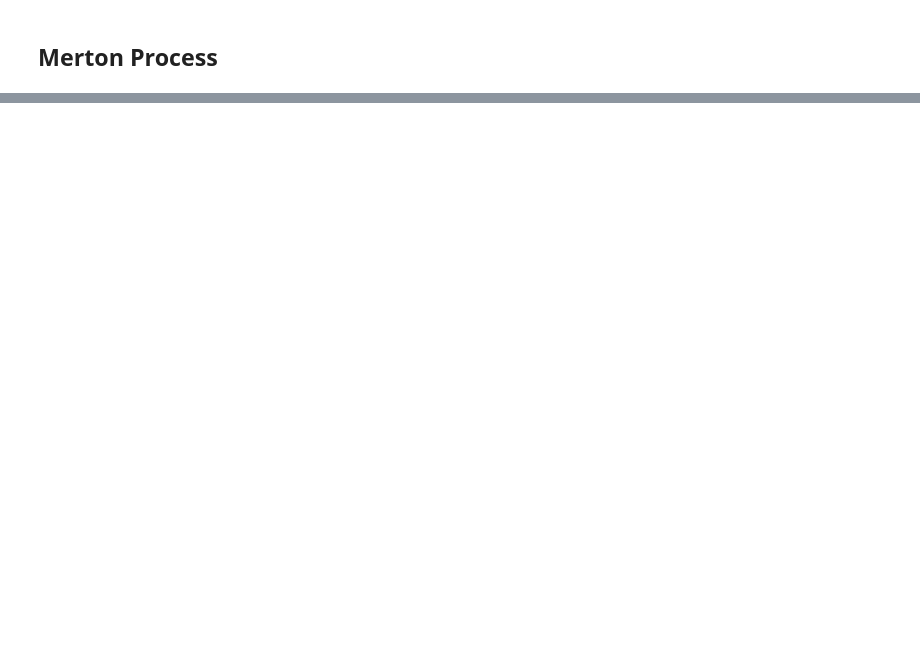
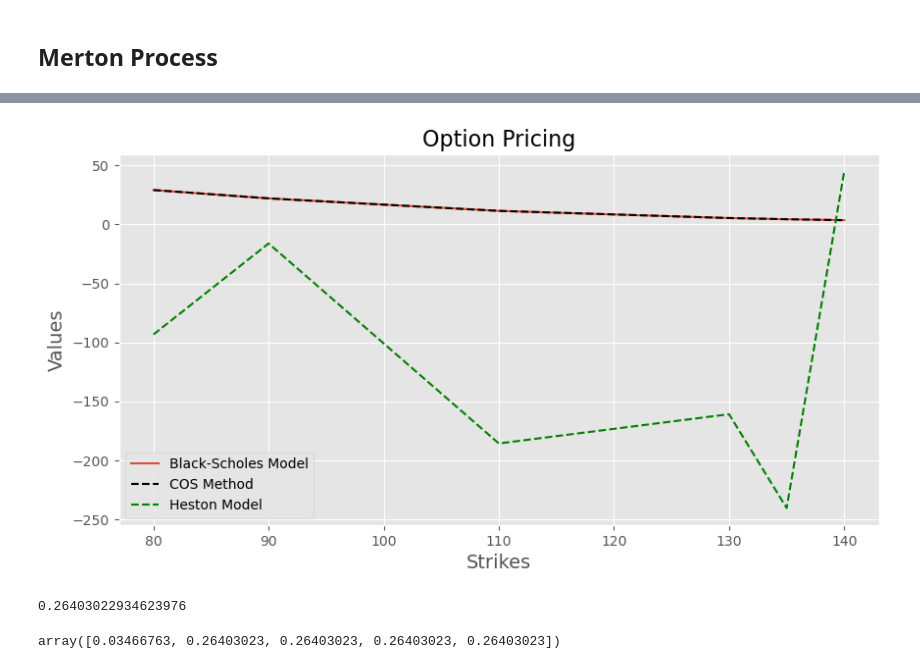
Before and after one commit to kirillzx/Generalized-Bates-model-draft, a Jupyter notebook: Main Modeling.ipynb, the cells around one changed output, grey strips where cells are left out. Cells and saved outputs as stored; diff of their text form; code cells hidden in the pictures; blank space fills up the shorter version.

```diff
--- a/Main Modeling.ipynb
+++ b/Main Modeling.ipynb
@@ -227,4 +215,0 @@ black_scholes(s0, r, sigma, strike, 'call', T, 2)
-# %%
-bs_options = []
-for i in range(T):
-    bs_options.append(black_scholes(gbm[1][i], r, sigma, strikes[i], 'call', T, i))
@@ -241,0 +339,37 @@ plt.show()
+# %%
+def ChFHestonModel(r,tau,kappa,gamma,vbar,v0,rho):
+    i = complex(0.0, 1.0)
+    D1 = lambda u: np.sqrt(np.power(kappa-gamma*rho*i*u,2)+(u*u+i*u)*gamma*gamma)
+    g  = lambda u: (kappa-gamma*rho*i*u-D1(u))/(kappa-gamma*rho*i*u+D1(u))
+    C  = lambda u: (1.0-np.exp(-D1(u)*tau))/(gamma*gamma*(1.0-g(u)*np.exp(-D1(u)*tau)))\
+        *(kappa-gamma*rho*i*u-D1(u))
+    # Note that we exclude the term -r*tau, as the discounting is performed in the COS method
+    A  = lambda u: r * i*u *tau + kappa*vbar*tau/gamma/gamma *(kappa-gamma*rho*i*u-D1(u))\
+        - 2*kappa*vbar/gamma/gamma*np.log((1.0-g(u)*np.exp(-D1(u)*tau))/(1.0-g(u)))
+    # Characteristic function for the Heston's model
+    cf = lambda u: np.exp(A(u) + C(u)*v0)
+    return cf
+# %%
+xip = 1
+kappa = 0.5
+gamma = 1
+vbar = 0.04
+v0 = 0
+rho = -0.9
+
+cf = ChFHestonModel(r, tau, kappa, gamma, vbar, v0, rho)
+
+option_price_heston = CallPutOptionPriceCOS(cf, CP, s0, r, tau, K, N, L)
+# %%
+plt.subplots(figsize=(10, 5), dpi=100)
+plt.plot(K, bs_options, label='Black-Scholes Model')
+plt.plot(K, option_price_cos.T[0], '--', color='black', label='COS Method')
+plt.plot(K, option_price_heston.T[0], '--', color='green', label='Heston Model')
+
+plt.title('Option Pricing', fontsize=16)
+plt.xlabel('Strikes', fontsize=14)
+plt.ylabel('Values', fontsize=14)
+plt.legend()
+plt.show()
+# %% [output]
+[figure, added]
@@ -241,0 +410,7 @@ plt.show()
+# %%
+V_market = 20
+
+imp_vol = ImpliedVolatility('c', s0, K[-1], sigma, tau, r, 1000)
+imp_vol
+# %% [output]
+0.26403022934623976
@@ -241,0 +423,4 @@ plt.show()
+# %%
+np.array(imp_vol_array)[indx]
+# %% [output]
+array([0.03466763, 0.26403023, 0.26403023, 0.26403023, 0.26403023])
```
Also changed, not shown: parts of 23 cells of this notebook.
